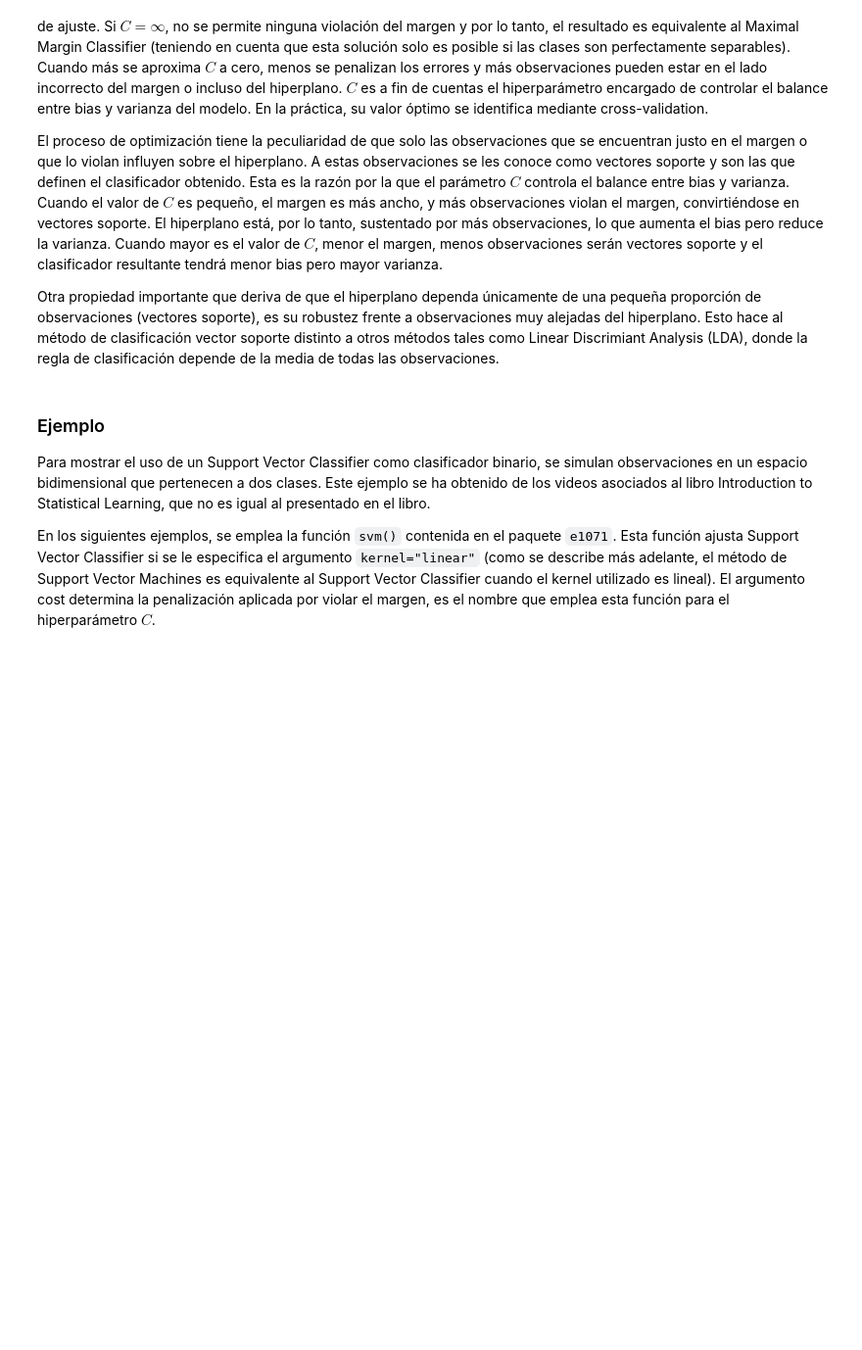
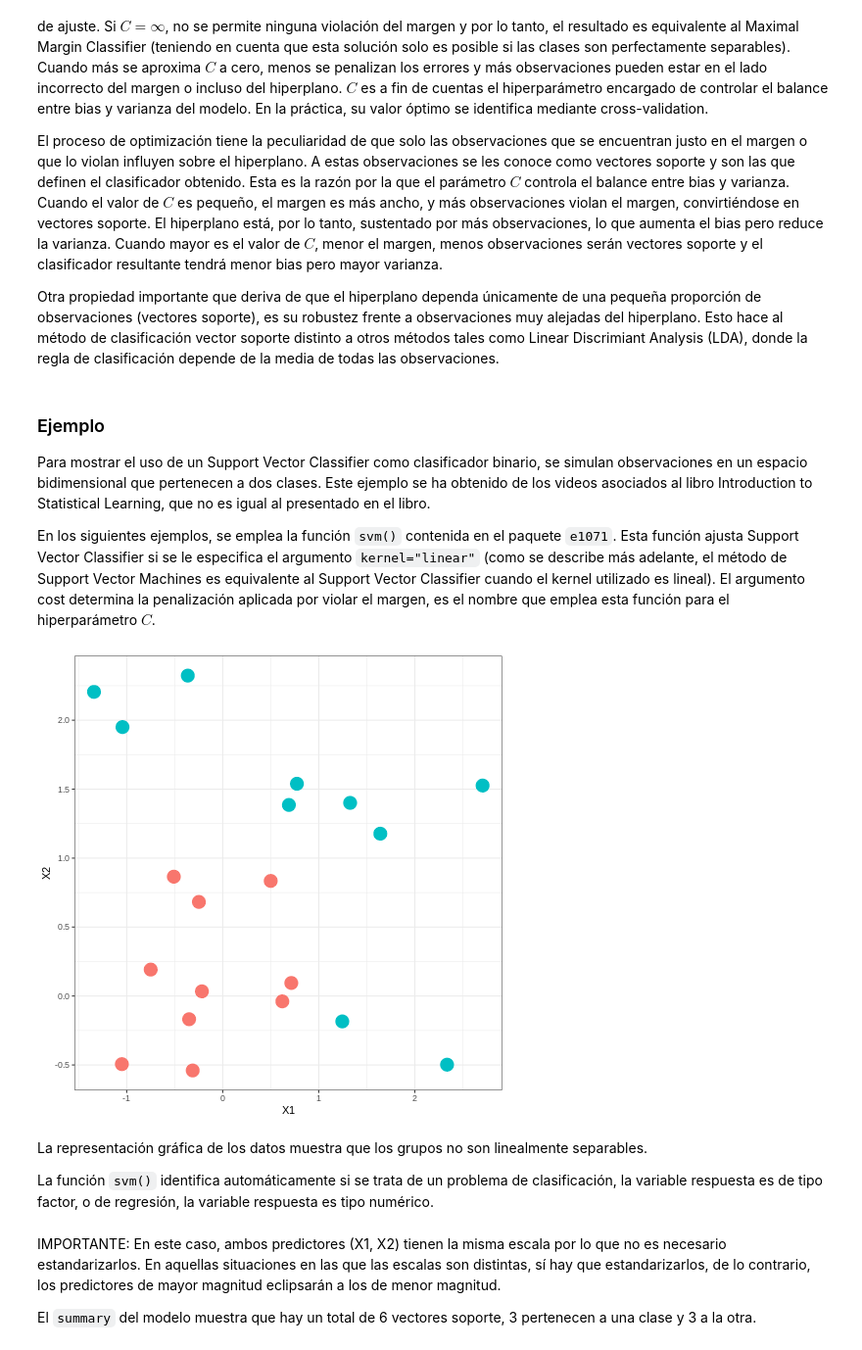
Before and after one commit to edgaryair1024/RtoLearn, a Jupyter notebook: M3_2.ipynb, the cells around one changed output. Shown at 98% size. Saved outputs shown, nothing was run; the diff lists cells and outputs as text; code cells hidden in the pictures; blank space fills up the shorter version.

```diff
--- a/M3_2.ipynb
+++ b/M3_2.ipynb
@@ -1015,3 +1021,21 @@ Otra propiedad importante que deriva de que el hiperplano dependa únicamente de
 Para mostrar el uso de un Support Vector Classifier como clasificador binario, se simulan observaciones en un espacio bidimensional que pertenecen a dos clases. Este ejemplo se ha obtenido de los videos asociados al libro Introduction to Statistical Learning, que no es igual al presentado en el libro.
 
 En los siguientes ejemplos, se emplea la función ``svm()`` contenida en el paquete ``e1071``. Esta función ajusta Support Vector Classifier si se le especifica el argumento ``kernel="linear"`` (como se describe más adelante, el método de Support Vector Machines es equivalente al Support Vector Classifier cuando el kernel utilizado es lineal). El argumento cost determina la penalización aplicada por violar el margen, es el nombre que emplea esta función para el hiperparámetro $C$.
+# %%
+%%R
+set.seed(10111)
+coordenadas <- matrix(rnorm(40), 20, 2)
+colnames(coordenadas) <- c("X1","X2")
+y <- c(rep(-1,10), rep(1,10))
+coordenadas[y == 1, ] <- coordenadas[y == 1, ] + 1
+datos <- data.frame(coordenadas, y)
+ggplot(data = datos, aes(x = X1, y = X2, color = as.factor(y))) +
+  geom_point(size = 6) +
+  theme_bw() +
+  theme(legend.position = "none")
+# %% [output]
+[figure, added]
+# %% [markdown]
+La representación gráfica de los datos muestra que los grupos no son linealmente separables.
+
+La función ``svm()`` identifica automáticamente si se trata de un problema de clasificación, la variable respuesta es de tipo factor, o de regresión, la variable respuesta es tipo numérico.
@@ -1017,0 +1051,4 @@ En los siguientes ejemplos, se emplea la función ``svm()`` contenida en el paqu
+# %% [markdown]
+IMPORTANTE: En este caso, ambos predictores (X1, X2) tienen la misma escala por lo que no es necesario estandarizarlos. En aquellas situaciones en las que las escalas son distintas, sí hay que estandarizarlos, de lo contrario, los predictores de mayor magnitud eclipsarán a los de menor magnitud.
+
+El ``summary`` del modelo muestra que hay un total de 6 vectores soporte, 3 pertenecen a una clase y 3 a la otra.
```
Also changed, not shown: parts of 35 cells of this notebook.
